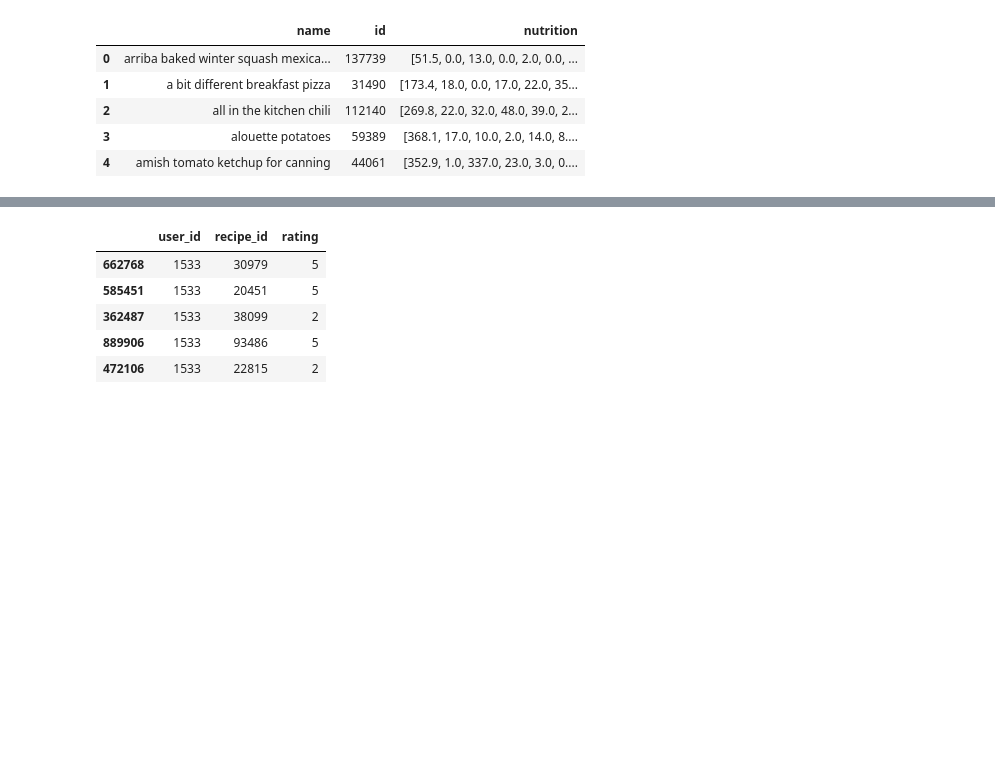
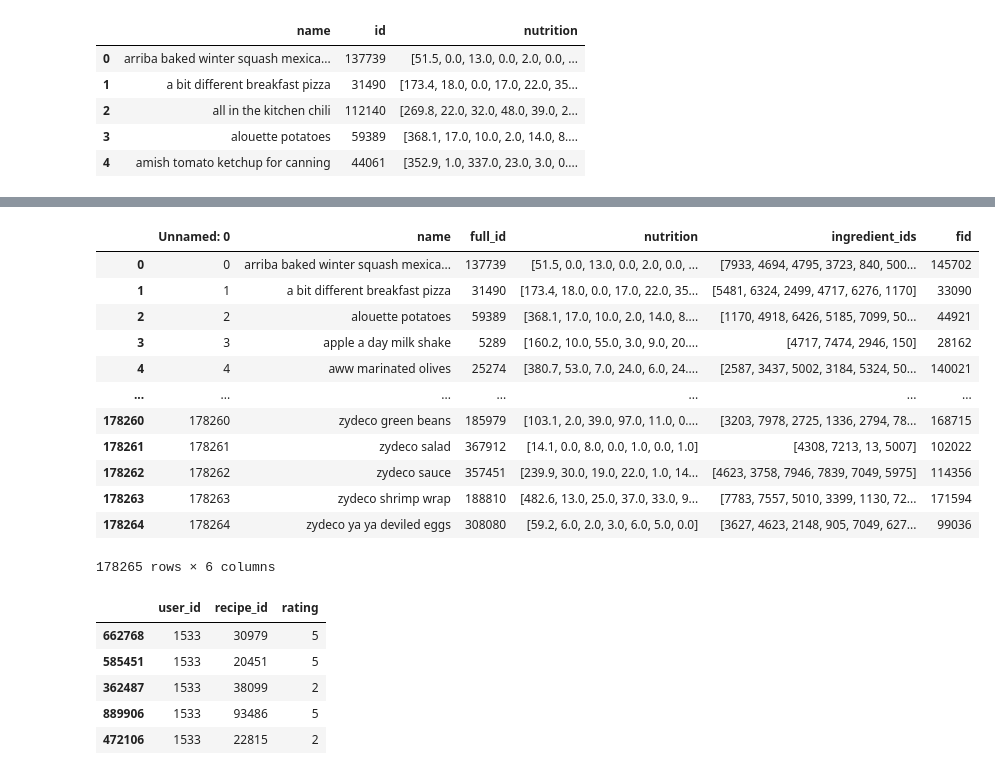
Before and after one commit to rach-rgb/food-recommendation-w-constraints, a Jupyter notebook: notebooks/data_cleanup.ipynb, the cells around one changed output, grey strips where cells are left out. Cells and saved outputs as stored; diff of their text form; code cells hidden in the pictures; blank space fills up the shorter version.

```diff
--- a/notebooks/data_cleanup.ipynb
+++ b/notebooks/data_cleanup.ipynb
@@ -72,5 +73,21 @@ recipe_data.head()
 # %%
 recipe_data.to_csv('../data/recipe_data.csv')
+# %%
+pd.read_csv('../data/recipe_data.csv')
+# %% [output]
+|  | Unnamed: 0 | name | full_id | nutrition | ingredient_ids | fid |
+| 0 | 0 | arriba baked winter squash mexica... | 137739 | [51.5, 0.0, 13.0, 0.0, 2.0, 0.0, ... | [7933, 4694, 4795, 3723, 840, 500... | 145702 |
+| 1 | 1 | a bit different breakfast pizza | 31490 | [173.4, 18.0, 0.0, 17.0, 22.0, 35... | [5481, 6324, 2499, 4717, 6276, 1170] | 33090 |
+| 2 | 2 | alouette potatoes | 59389 | [368.1, 17.0, 10.0, 2.0, 14.0, 8.... | [1170, 4918, 6426, 5185, 7099, 50... | 44921 |
+| 3 | 3 | apple a day milk shake | 5289 | [160.2, 10.0, 55.0, 3.0, 9.0, 20.... | [4717, 7474, 2946, 150] | 28162 |
+| 4 | 4 | aww marinated olives | 25274 | [380.7, 53.0, 7.0, 24.0, 6.0, 24.... | [2587, 3437, 5002, 3184, 5324, 50... | 140021 |
+| ... | ... | ... | ... | ... | ... | ... |
+| 178260 | 178260 | zydeco green beans | 185979 | [103.1, 2.0, 39.0, 97.0, 11.0, 0.... | [3203, 7978, 2725, 1336, 2794, 78... | 168715 |
+| 178261 | 178261 | zydeco salad | 367912 | [14.1, 0.0, 8.0, 0.0, 1.0, 0.0, 1.0] | [4308, 7213, 13, 5007] | 102022 |
+| 178262 | 178262 | zydeco sauce | 357451 | [239.9, 30.0, 19.0, 22.0, 1.0, 14... | [4623, 3758, 7946, 7839, 7049, 5975] | 114356 |
+| 178263 | 178263 | zydeco shrimp wrap | 188810 | [482.6, 13.0, 25.0, 37.0, 33.0, 9... | [7783, 7557, 5010, 3399, 1130, 72... | 171594 |
+| 178264 | 178264 | zydeco ya ya deviled eggs | 308080 | [59.2, 6.0, 2.0, 3.0, 6.0, 5.0, 0.0] | [3627, 4623, 2148, 905, 7049, 627... | 99036 |
+178265 rows × 6 columns
 # %%
 rating_data = raw_ratings.loc[:, ['user_id', 'recipe_id', 'rating']]
 rating_data.sort_values('user_id', inplace = True)
```
Also changed, not shown: parts of 4 cells of this notebook.
